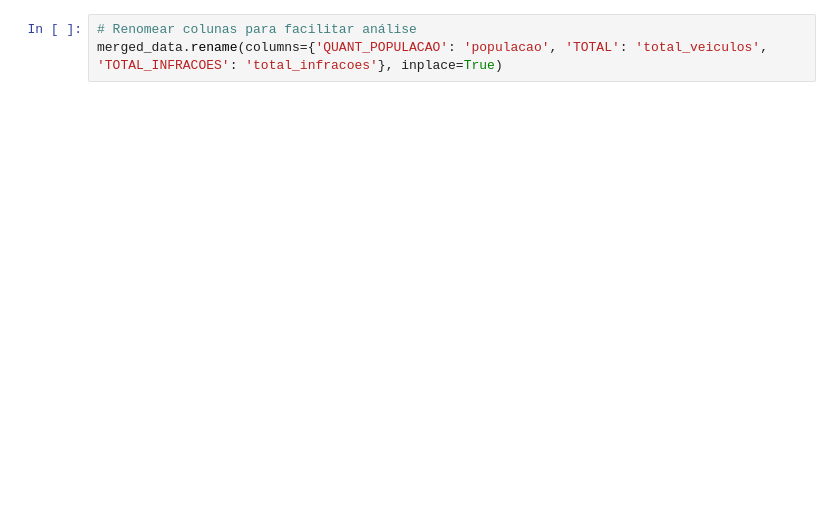
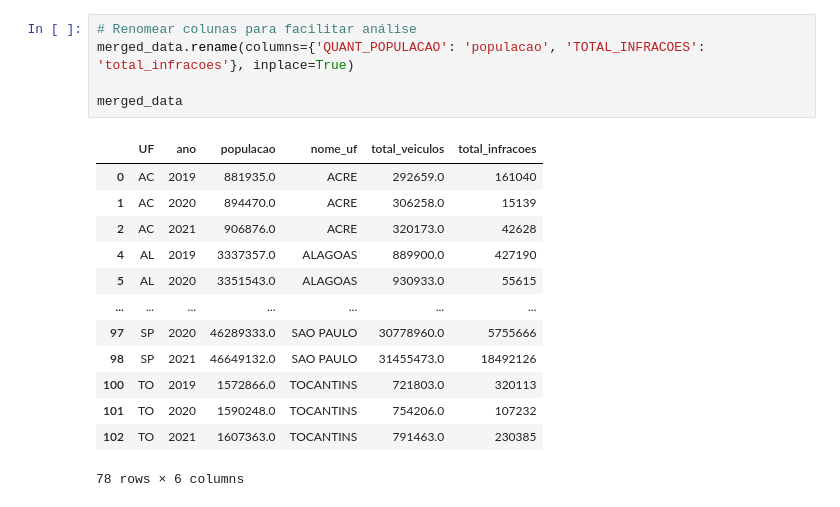
Before and after one commit to gabriel-dp/UFSJ-Data-Science, a Jupyter notebook: work/check_point_2/analise_veiculos_populacao_infracoes.ipynb, the cells around one changed output. Cells and saved outputs as stored; diff of their text form; blank space fills up the shorter version.

```diff
--- a/work/check_point_2/analise_veiculos_populacao_infracoes.ipynb
+++ b/work/check_point_2/analise_veiculos_populacao_infracoes.ipynb
@@ -287,6 +297,22 @@ merged_data.rename(columns={'POPULACAO': 'POPULACAO', 'QUANTIDADE': 'TOTAL_INFRA
 # %%
 # Renomear colunas para facilitar análise
-merged_data.rename(columns={'QUANT_POPULACAO': 'populacao', 'TOTAL': 'total_veiculos', 'TOTAL_INFRACOES': 'total_infracoes'}, inplace=True)
+merged_data.rename(columns={'QUANT_POPULACAO': 'populacao', 'TOTAL_INFRACOES': 'total_infracoes'}, inplace=True)
+
+merged_data
+# %% [output]
+|  | UF | ano | populacao | nome_uf | total_veiculos | total_infracoes |
+| 0 | AC | 2019 | 881935.0 | ACRE | 292659.0 | 161040 |
+| 1 | AC | 2020 | 894470.0 | ACRE | 306258.0 | 15139 |
+| 2 | AC | 2021 | 906876.0 | ACRE | 320173.0 | 42628 |
+| 4 | AL | 2019 | 3337357.0 | ALAGOAS | 889900.0 | 427190 |
+| 5 | AL | 2020 | 3351543.0 | ALAGOAS | 930933.0 | 55615 |
+| ... | ... | ... | ... | ... | ... | ... |
+| 97 | SP | 2020 | 46289333.0 | SAO PAULO | 30778960.0 | 5755666 |
+| 98 | SP | 2021 | 46649132.0 | SAO PAULO | 31455473.0 | 18492126 |
+| 100 | TO | 2019 | 1572866.0 | TOCANTINS | 721803.0 | 320113 |
+| 101 | TO | 2020 | 1590248.0 | TOCANTINS | 754206.0 | 107232 |
+| 102 | TO | 2021 | 1607363.0 | TOCANTINS | 791463.0 | 230385 |
+78 rows × 6 columns
 # %%
 # Print para verificar a estrutura dos dados
 print(merged_data.head())
```
Also changed, not shown: parts of 19 cells of this notebook, 1 other file.
